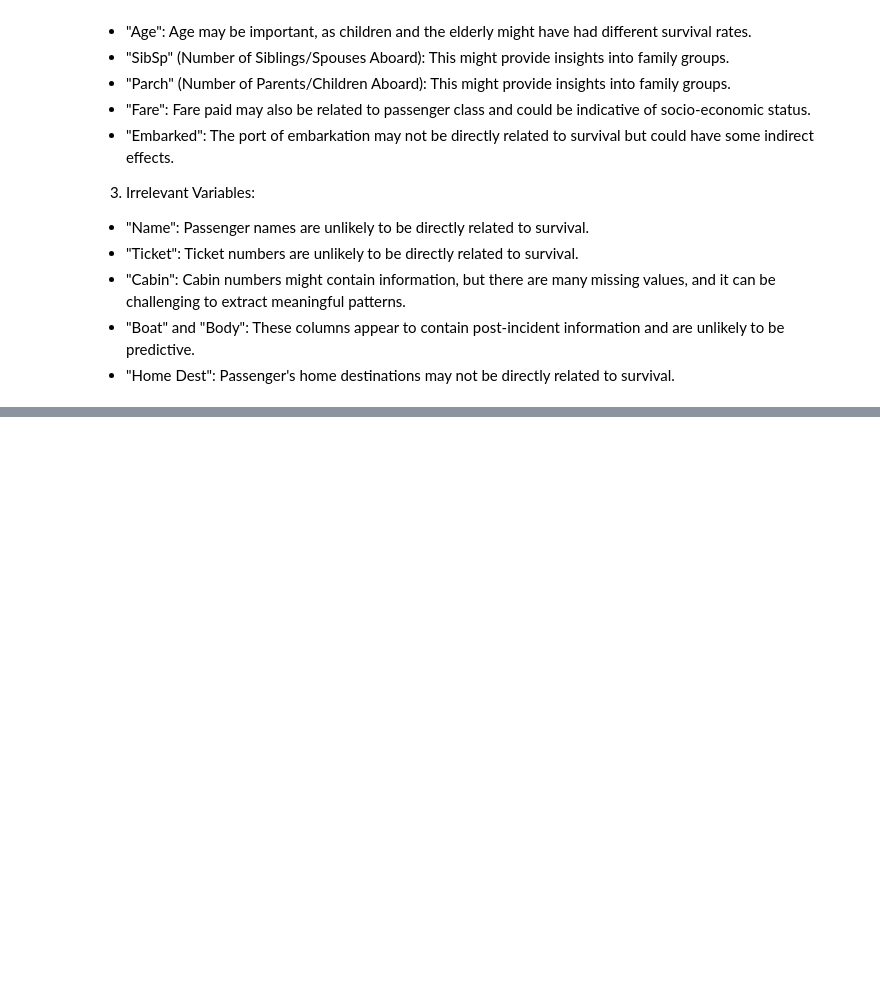
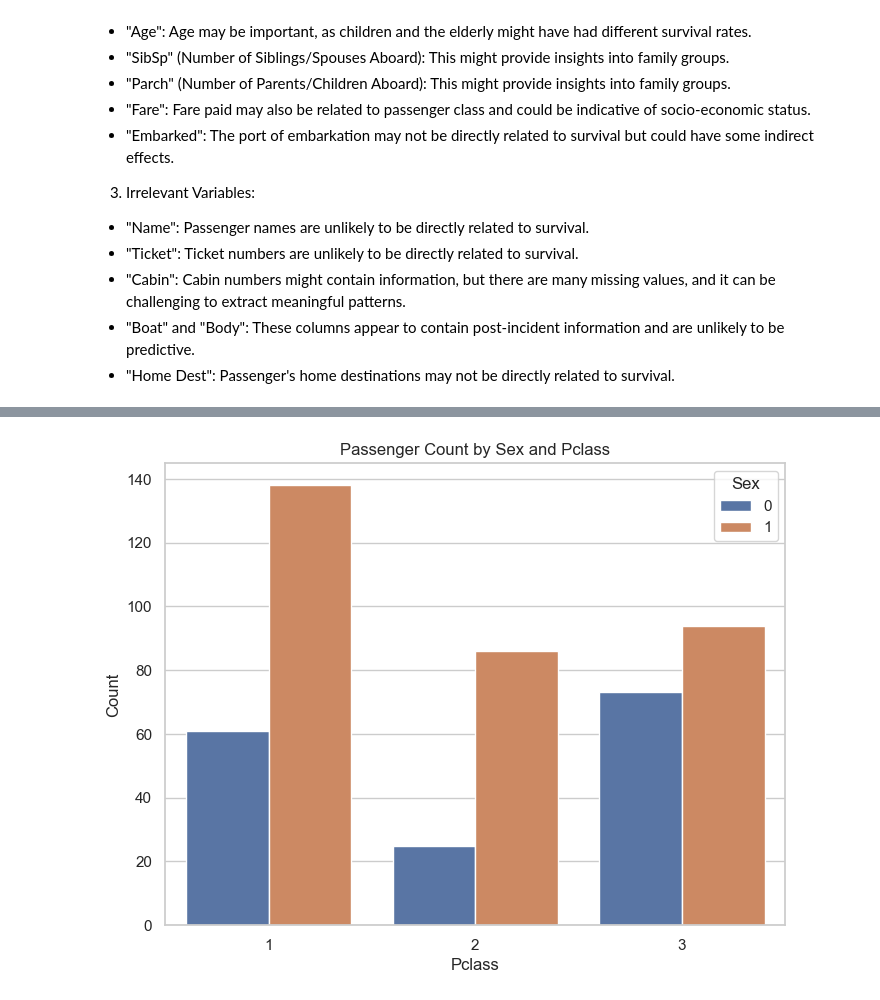
Before and after one commit to HannahCimene/TrioData_Masters, a Jupyter notebook: Files/titanic_dataset/titanic_dataset_liesa.ipynb, the cells around one changed output, grey strips where cells are left out. Cells and saved outputs as stored; diff of their text form; code cells hidden in the pictures; blank space fills up the shorter version.

```diff
--- a/Files/titanic_dataset/titanic_dataset_liesa.ipynb
+++ b/Files/titanic_dataset/titanic_dataset_liesa.ipynb
@@ -133,0 +141,22 @@ print(titanic_df)
+# %%
+
+survived_data = df[df['survived'] == 1]
+# Set the style of the plot (optional)
+sns.set(style="whitegrid")
+
+# Create a bar chart
+plt.figure(figsize=(8, 6))  # Optional: Set the figure size
+
+# Use Seaborn to create a bar chart
+sns.countplot(data=survived_data, x='pclass', hue='sex_female')
+
+plt.title('Passenger Count by Sex and Pclass')  # Set the title
+plt.xlabel('Pclass')  # Set the x-axis label (Passenger Class)
+plt.ylabel('Count')   # Set the y-axis label (Count)
+
+# Add a legend to distinguish between male and female
+plt.legend(title='Sex', loc='upper right')
+
+plt.show()  # Display the plot
+# %% [output]
+[figure, added]
```
Also changed, not shown: parts of 16 cells of this notebook, 2 other files.
